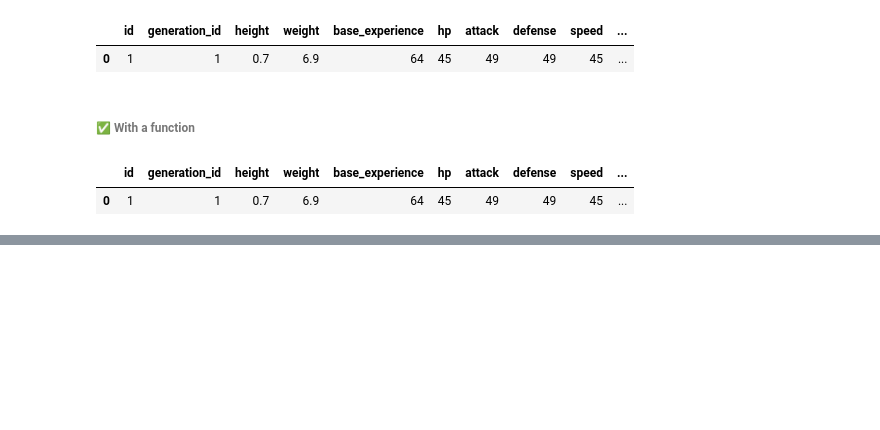
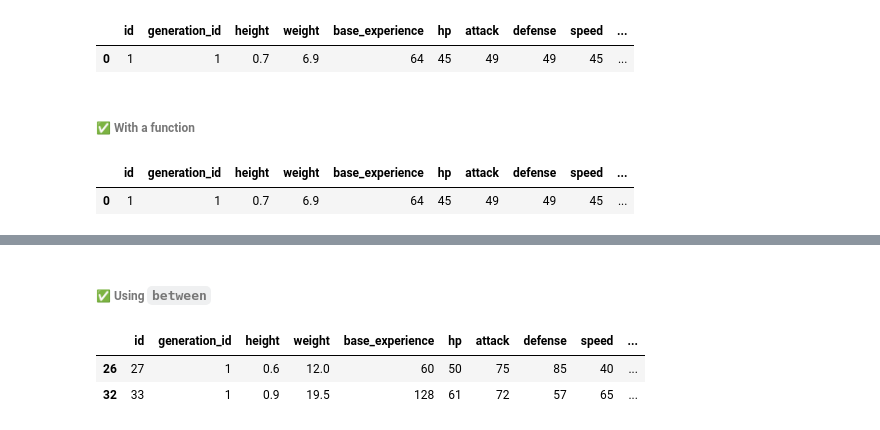
Before and after one commit to ammaryh92/100DaysOfPandas, a Jupyter notebook: 100DaysOfPandas (Days 36-70).ipynb, the cells around one changed output, grey strips where cells are left out. Drawn from its saved outputs; the diff is of its cells as text; code cells hidden in the pictures; blank space fills up the shorter version.

```diff
--- a/100DaysOfPandas (Days 36-70).ipynb
+++ b/100DaysOfPandas (Days 36-70).ipynb
@@ -116,0 +142,13 @@ pokemon_stats.head(1)
+# %% [markdown]
+###### ✅ Using `between`
+# %%
+(pokemon_stats
+     .loc[pokemon_stats.attack.between(70,80, inclusive='neither')]
+     .head(2)
+)
+
+# inclusive: 'neither', 'both', 'left', 'right'
+# %% [output]
+|  | id | generation_id | height | weight | base_experience | hp | attack | defense | speed | ... |
+| 26 | 27 | 1 | 0.6 | 12.0 | 60 | 50 | 75 | 85 | 40 | ... |
+| 32 | 33 | 1 | 0.9 | 19.5 | 128 | 61 | 72 | 57 | 65 | ... |
```
Also changed, not shown: parts of 7 cells of this notebook, 1 other file.
